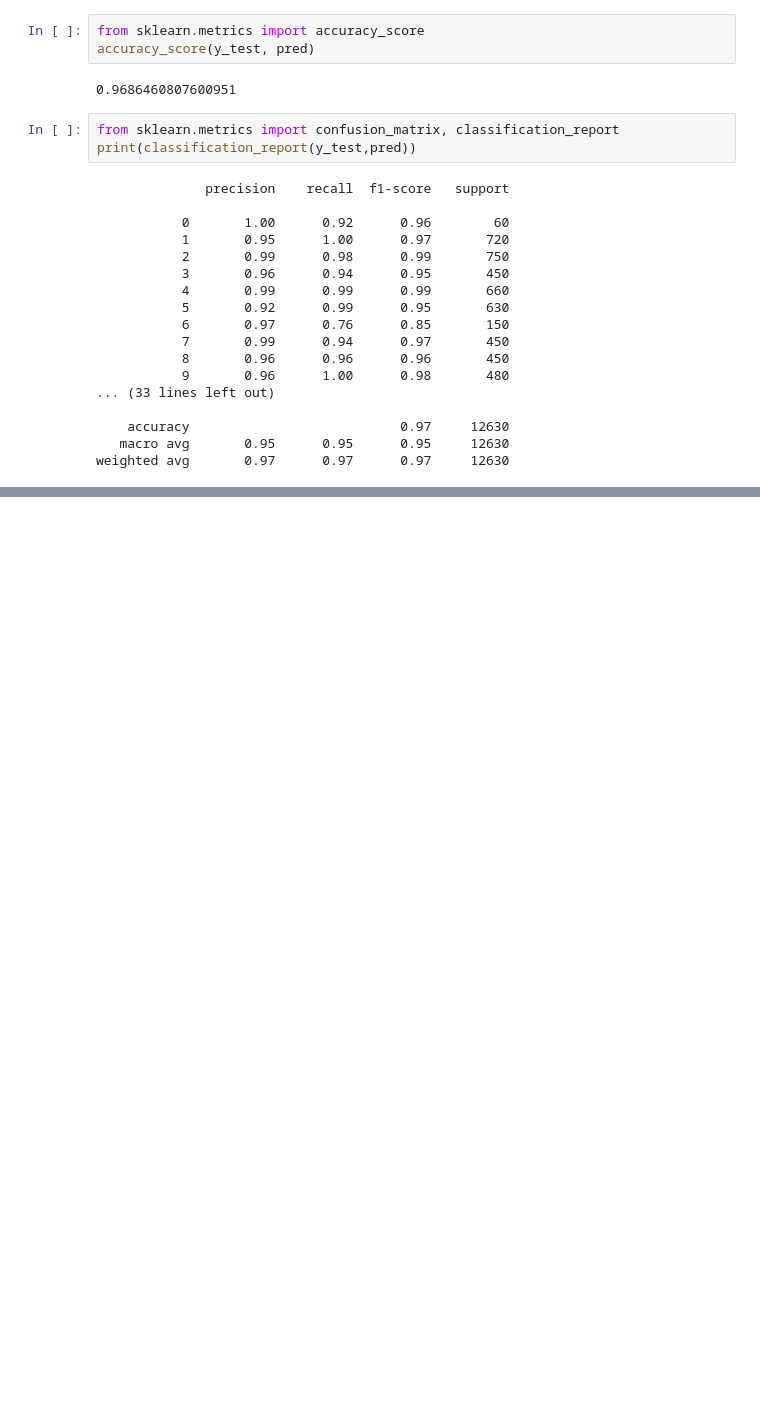
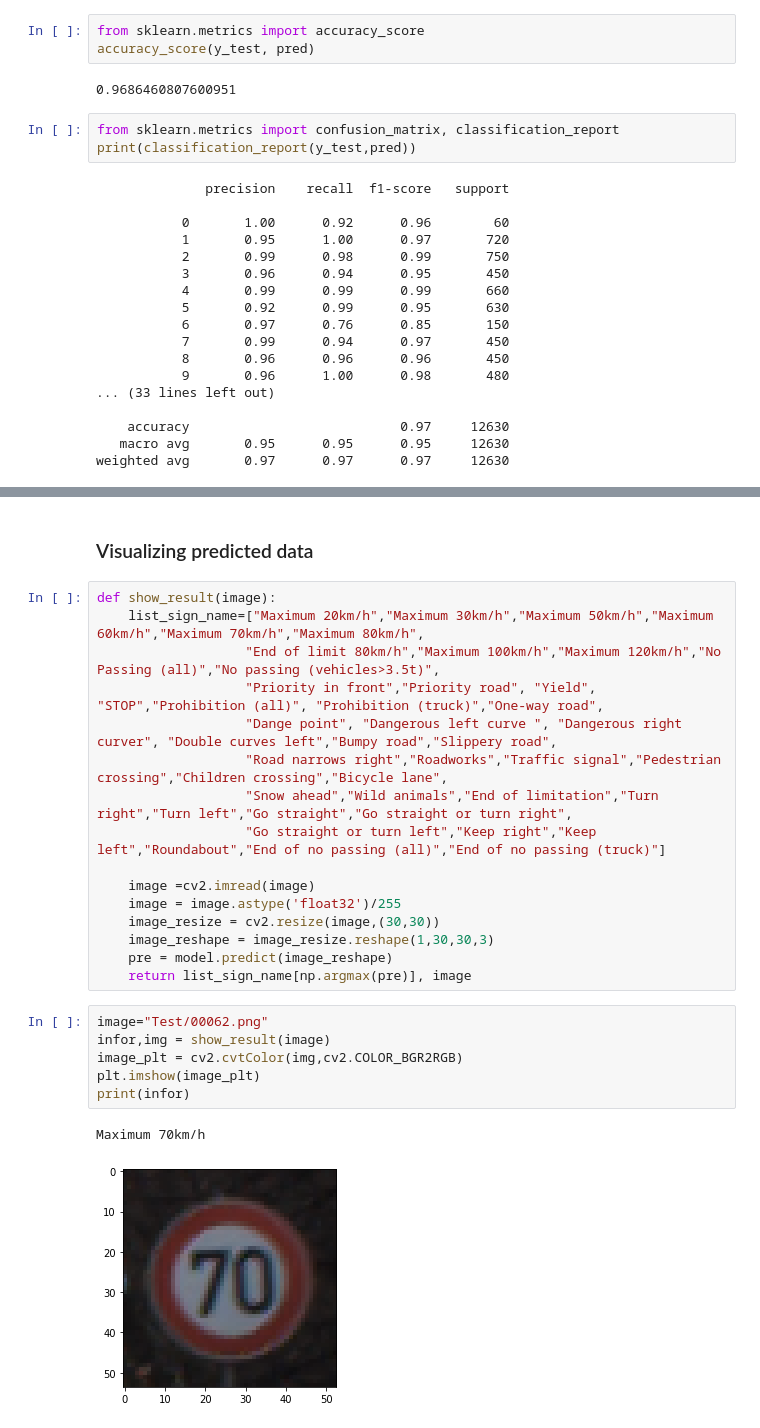
Before and after one commit to quangnhat185/Machine_learning_projects, a Jupyter notebook: Traffic_signs_classification/Traffic_sign_recognition.ipynb, the cells around one changed output, grey strips where cells are left out. Cells and saved outputs as stored; diff of their text form; blank space fills up the shorter version.

```diff
--- a/Traffic_signs_classification/Traffic_sign_recognition.ipynb
+++ b/Traffic_signs_classification/Traffic_sign_recognition.ipynb
@@ -211,0 +252,27 @@ Use tf.cast instead.
+# %% [markdown]
+### Visualizing predicted data
+# %%
+def show_result(image):
+    list_sign_name=["Maximum 20km/h","Maximum 30km/h","Maximum 50km/h","Maximum 60km/h","Maximum 70km/h","Maximum 80km/h",
+                   "End of limit 80km/h","Maximum 100km/h","Maximum 120km/h","No Passing (all)","No passing (vehicles>3.5t)",
+                   "Priority in front","Priority road", "Yield", "STOP","Prohibition (all)", "Prohibition (truck)","One-way road",
+                   "Dange point", "Dangerous left curve ", "Dangerous right curver", "Double curves left","Bumpy road","Slippery road",
+                   "Road narrows right","Roadworks","Traffic signal","Pedestrian crossing","Children crossing","Bicycle lane",
+                   "Snow ahead","Wild animals","End of limitation","Turn right","Turn left","Go straight","Go straight or turn right",
+                   "Go straight or turn left","Keep right","Keep left","Roundabout","End of no passing (all)","End of no passing (truck)"]
+
+    image =cv2.imread(image)
+    image = image.astype('float32')/255
+    image_resize = cv2.resize(image,(30,30))
+    image_reshape = image_resize.reshape(1,30,30,3)
+    pre = model.predict(image_reshape)
+    return list_sign_name[np.argmax(pre)], image
+# %%
+image="Test/00062.png"
+infor,img = show_result(image)
+image_plt = cv2.cvtColor(img,cv2.COLOR_BGR2RGB)
+plt.imshow(image_plt)
+print(infor)
+# %% [output]
+Maximum 70km/h
+[figure, added]
```
Also changed, not shown: parts of 15 cells of this notebook, 1 other file.
